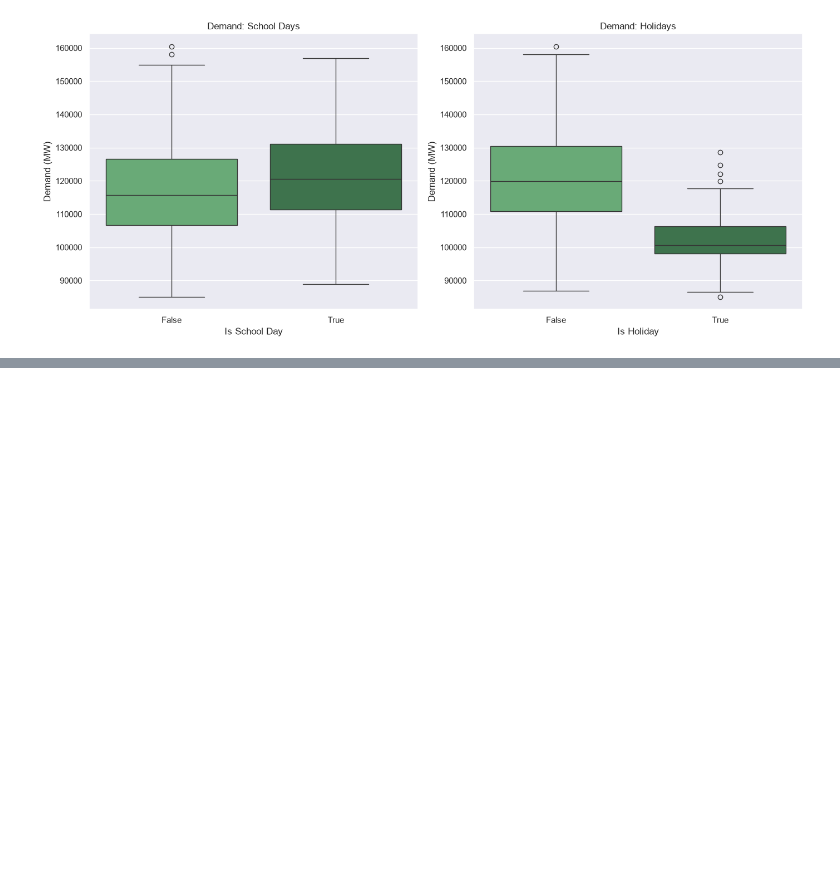
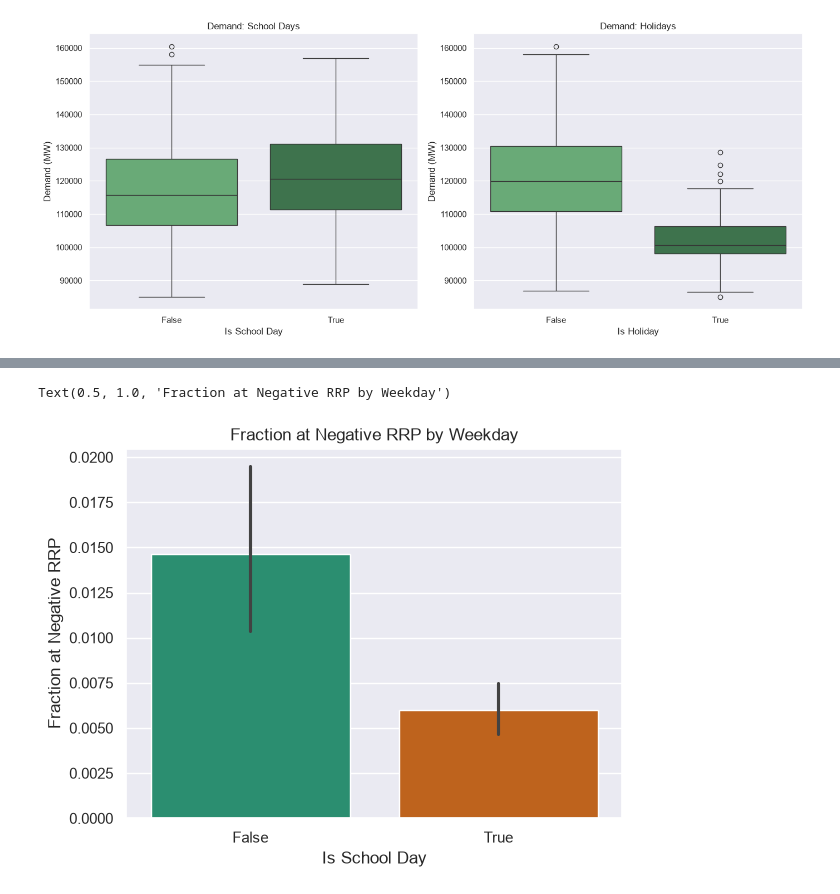
Before and after one commit to DimitarK13/electricity-price-and-demand, a Jupyter notebook: notebooks/03_exploratory_analysis.ipynb, the cells around one changed output, grey strips where cells are left out. Saved outputs shown, nothing was run; the diff lists cells and outputs as text; code cells hidden in the pictures; blank space fills up the shorter version.

```diff
--- a/notebooks/03_exploratory_analysis.ipynb
+++ b/notebooks/03_exploratory_analysis.ipynb
@@ -117,0 +139,10 @@ plt.show()
+# %%
+schoolday_negative_prices = df.groupby('school_day')['frac_at_neg_rrp'].mean() * 100
+
+g = sns.barplot(data=df, x='school_day', y='frac_at_neg_rrp', hue='school_day', legend=False, palette='Dark2')
+g.set_xlabel('Is School Day')
+g.set_ylabel('Fraction at Negative RRP')
+g.set_title('Fraction at Negative RRP by Weekday')
+# %% [output]
+Text(0.5, 1.0, 'Fraction at Negative RRP by Weekday')
+[figure, added]
```
Also changed, not shown: parts of 4 cells of this notebook.
